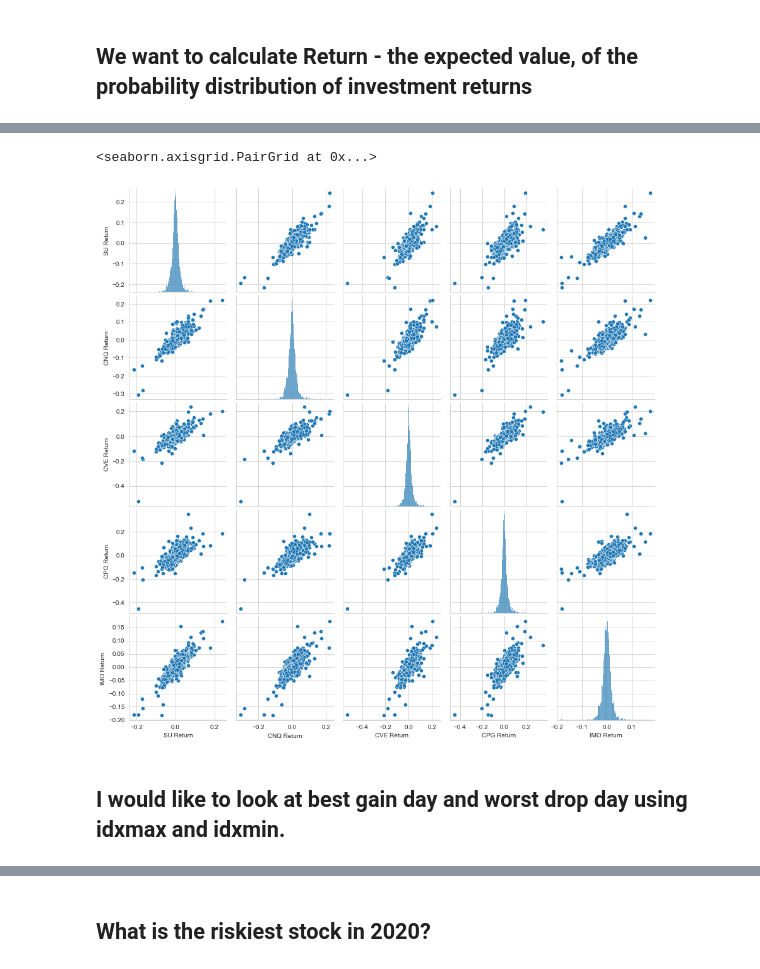
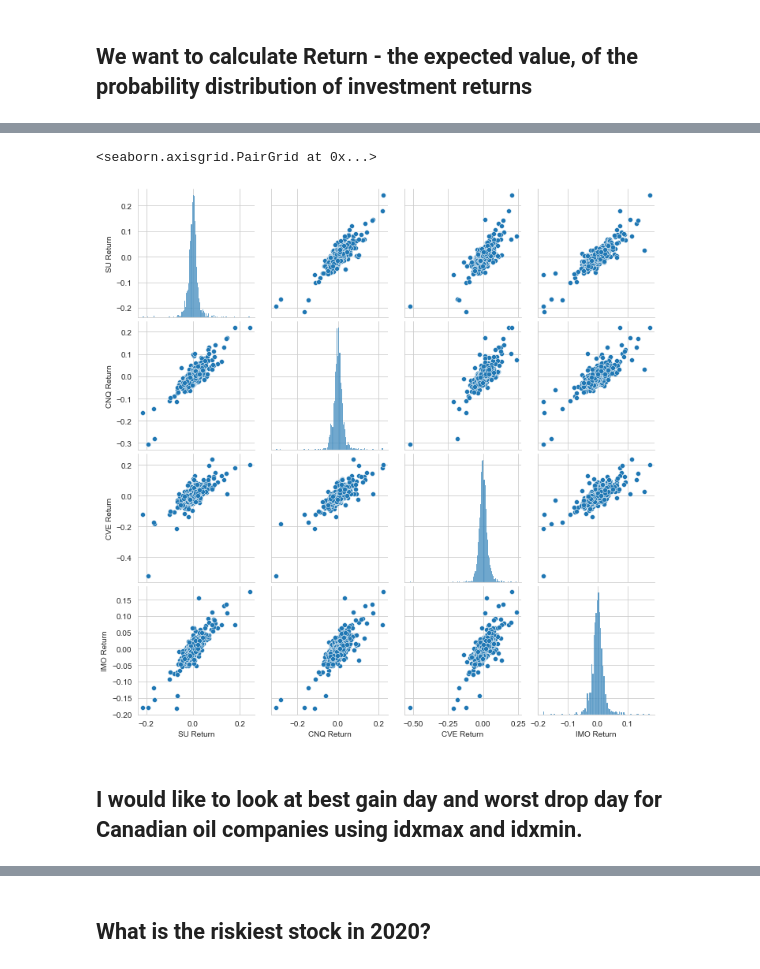
Before and after one commit to vadimsavenkov/Stock-Price-Analysis, a Jupyter notebook: Stock_Analysis.ipynb, the cells around one changed output, grey strips where cells are left out. Drawn from its saved outputs; the diff is of its cells as text; code cells hidden in the pictures.

```diff
--- a/Stock_Analysis.ipynb
+++ b/Stock_Analysis.ipynb
@@ -69,9 +69,9 @@ Chevron.tail()
 # Concatinate all datasets into a single dataset 'cop' for canadian oil producers and check the head of the dataset
 # %%
 #stocks list for combined dataset
-CAD_stocks = ["SU", "CNQ", "CVE", "CPG", "IMO"]
+CAD_stocks = ["SU", "CNQ", "CVE", "IMO"]
 #concatinating data into Canadian Oil Producers
-cop = pd.concat([Suncor, CNRL, Cenovus, CrescentPoint, Imperial], axis=1, keys=CAD_stocks)
+cop = pd.concat([Suncor, CNRL, Cenovus, Imperial], axis=1, keys=CAD_stocks)
 cop.head()
 # %% [output]
 |  | SU |  |  |  |  |  | CNQ |  |  |  | ... | ... |
@@ -86,8 +86,8 @@ cop.head()
 # %%
 #stocks list for combined dataset
-USA_stocks = ["XOM", "CVX", "COP", "EOG", "OXY"]
-#concatinating data into Canadian Oil Producers
-usop = pd.concat([ExxonMobil, Chevron, ConocoPhillips, EOGResources, OccidentalPetroleum], axis=1, keys=USA_stocks)
+USA_stocks = ["XOM", "CVX", "COP", "EOG"]
+#concatinating data into US Oil Producers
+usop = pd.concat([ExxonMobil, Chevron, ConocoPhillips, EOGResources], axis=1, keys=USA_stocks)
 usop.head()
 # %% [output]
 |  | XOM |  |  |  |  |  | CVX |  |  |  | ... | ... |
@@ -215,7 +211,7 @@ plt.tight_layout()
 # Let put all the companies together one one plot to visualize Canadian Oil Companies stock prices with time.
 # %%
 for stock in CAD_stocks:
-    cop[stock]['Adj Close'].plot(figsize=(10,6),label=stock)
+    cop[stock]['Adj Close'].plot(figsize=(14,6),label=stock)
 plt.legend()
 # %% [output]
 <matplotlib.legend.Legend at 0x...>
@@ -256,6 +252,6 @@ cop.xs(key='Adj Close',axis=1,level='Stock').iplot()
 # %%
 CAD_returns = pd.DataFrame()
 for stock in CAD_stocks:
-    returns[stock+' Return'] = cop[stock]['Adj Close'].pct_change()
-returns.head()
+    CAD_returns[stock+' Return'] = cop[stock]['Adj Close'].pct_change()
+CAD_returns.head()
 # %% [output]
@@ -283,10 +279,10 @@ returns.head()
 ## Let's visualize our returns using pair plot
 # %%
 import seaborn as sns
-sns.pairplot(returns[1:]) # avoiding NaN row
+sns.pairplot(CAD_returns[1:]) # avoiding NaN row
 # %% [output]
 <seaborn.axisgrid.PairGrid at 0x...>
-[figure, old version]
+[figure, new version]
 # %% [markdown]
-## I would like to look at best gain day and worst drop day using idxmax and idxmin.
+## I would like to look at best gain day and worst drop day for Canadian oil companies using idxmax and idxmin.
 # %%
```
Also changed, not shown: parts of 39 cells of this notebook.
